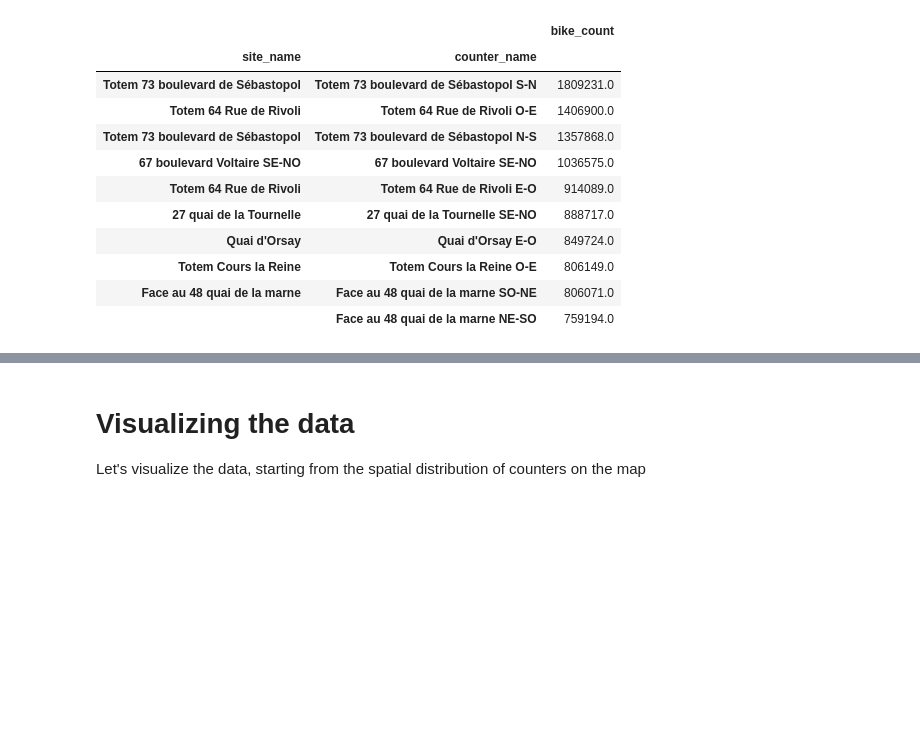
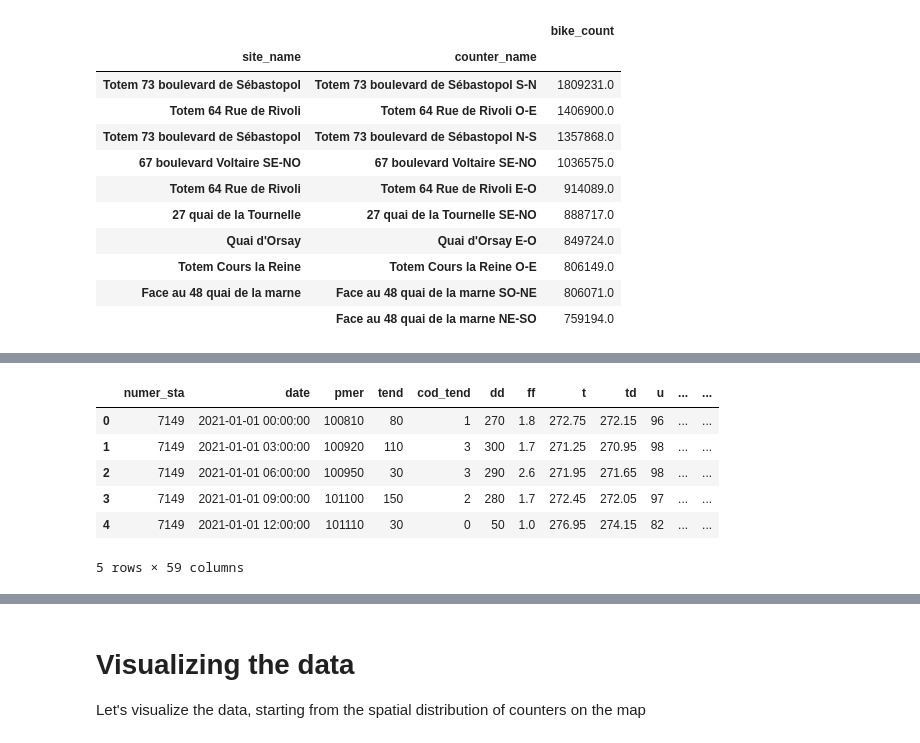
Before and after one commit to Rehann2/bike_counts_Kaan_Rehan, a Jupyter notebook: bike_counters_starting_kit.ipynb, the cells around one changed output, grey strips where cells are left out. Cells and saved outputs as stored; diff of their text form; code cells hidden in the pictures; blank space fills up the shorter version.

Commit message:
Added my work on the external dataset provided to us by profs under the External Sources section

```diff
--- a/bike_counters_starting_kit.ipynb
+++ b/bike_counters_starting_kit.ipynb
@@ -112,0 +149,11 @@ data.groupby(["site_name", "counter_name"])["bike_count"].sum().sort_values(
+# %%
+df_ext = pd.read_csv("submissions/external_data/external_data.csv")
+df_ext.head()
+# %% [output]
+|  | numer_sta | date | pmer | tend | cod_tend | dd | ff | t | td | u | ... | ... |
+| 0 | 7149 | 2021-01-01 00:00:00 | 100810 | 80 | 1 | 270 | 1.8 | 272.75 | 272.15 | 96 | ... | ... |
+| 1 | 7149 | 2021-01-01 03:00:00 | 100920 | 110 | 3 | 300 | 1.7 | 271.25 | 270.95 | 98 | ... | ... |
+| 2 | 7149 | 2021-01-01 06:00:00 | 100950 | 30 | 3 | 290 | 2.6 | 271.95 | 271.65 | 98 | ... | ... |
+| 3 | 7149 | 2021-01-01 09:00:00 | 101100 | 150 | 2 | 280 | 1.7 | 272.45 | 272.05 | 97 | ... | ... |
+| 4 | 7149 | 2021-01-01 12:00:00 | 101110 | 30 | 0 | 50 | 1.0 | 276.95 | 274.15 | 82 | ... | ... |
+5 rows × 59 columns
```
Also changed, not shown: parts of 16 cells of this notebook.
